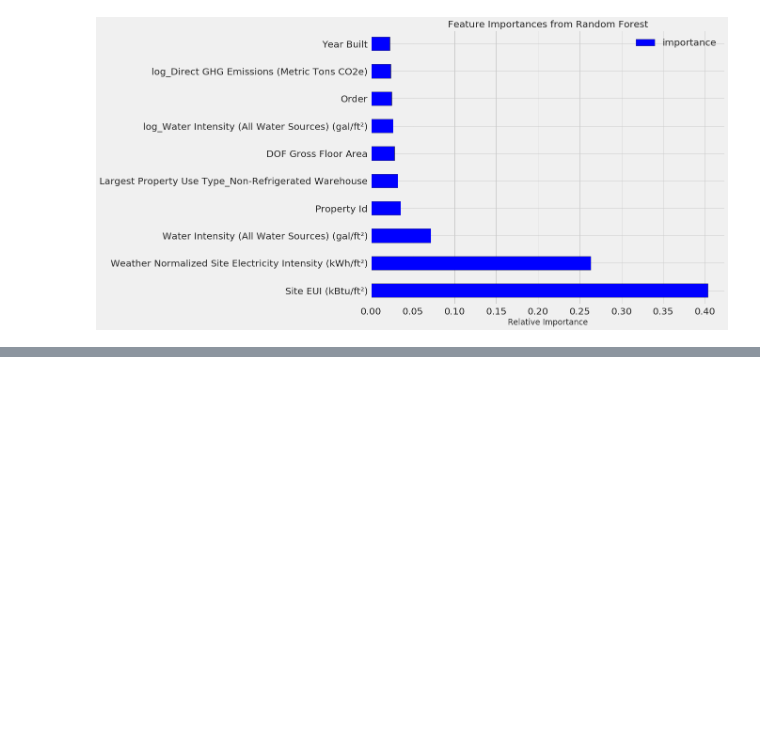
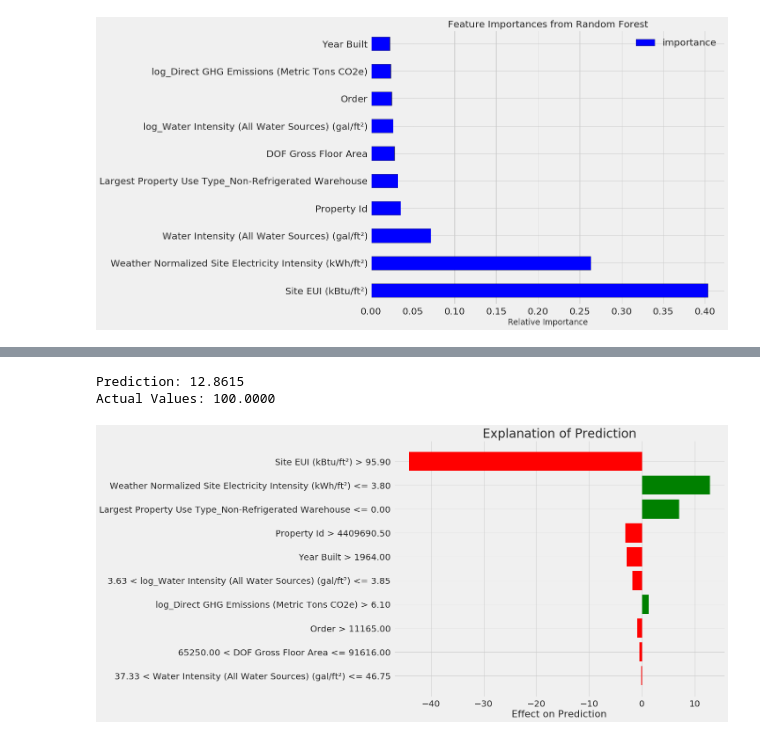
Before and after one commit to willsilvano/datascience, a Jupyter notebook: Towards DataScience/Energy New York - Part Three.ipynb, the cells around one changed output, grey strips where cells are left out. Saved outputs shown, nothing was run; the diff lists cells and outputs as text; code cells hidden in the pictures; blank space fills up the shorter version.

```diff
--- a/Towards DataScience/Energy New York - Part Three.ipynb
+++ b/Towards DataScience/Energy New York - Part Three.ipynb
@@ -151,0 +195,11 @@ plt.show()
+# %%
+# Criar o modelo com os mesmos hiperparâmetros
+model_reduced = GradientBoostingRegressor(loss='lad', max_depth=5, max_features=None,
+                                  min_samples_leaf=6, min_samples_split=6,
+                                  n_estimators=800, random_state=42)
+
+# Treina e testa com as top 10 features mais importantes
+model_reduced.fit(X_reduced, y)
+model_reduced_pred = model_reduced.predict(X_test_reduced)
+
+print('Desempenho do modelo GradientBoostingRegressor com top 10 features: MAE = %0.4f' % mae(y_test, model_reduced_pred))
@@ -151,0 +273,30 @@ plt.show()
+# %%
+# Procura pelos resíduos
+residuals = abs(model_reduced_pred - y_test)
+
+# Extrai a pior e a melhor predição
+wrong = X_test_reduced[np.argmax(residuals), :]
+right = X_test_reduced[np.argmin(residuals), :]
+
+print('Prediction: %0.4f' % model_reduced.predict(wrong.reshape(1, -1)))
+print('Actual Values: %0.4f' % y_test[np.argmax(residuals)])
+# %% [output]
+Prediction: 12.8615
+Actual Values: 100.0000
+# %%
+# Cria um lime explainer
+explainer = lime.lime_tabular.LimeTabularExplainer(training_data=X_reduced,
+                                                   mode='regression',
+                                                   training_labels=y,
+                                                   feature_names=list(most_important_features))
+
+# Explicação para a pior predição
+wrong_exp = explainer.explain_instance(data_row=wrong,
+                                       predict_fn=model_reduced.predict)
+
+wrong_exp.as_pyplot_figure()
+plt.title('Explanation of Prediction', size=28)
+plt.xlabel('Effect on Prediction', size=22)
+plt.show()
+# %% [output]
+[figure, added]
```
Also changed, not shown: parts of 22 cells of this notebook, 4 other files.
